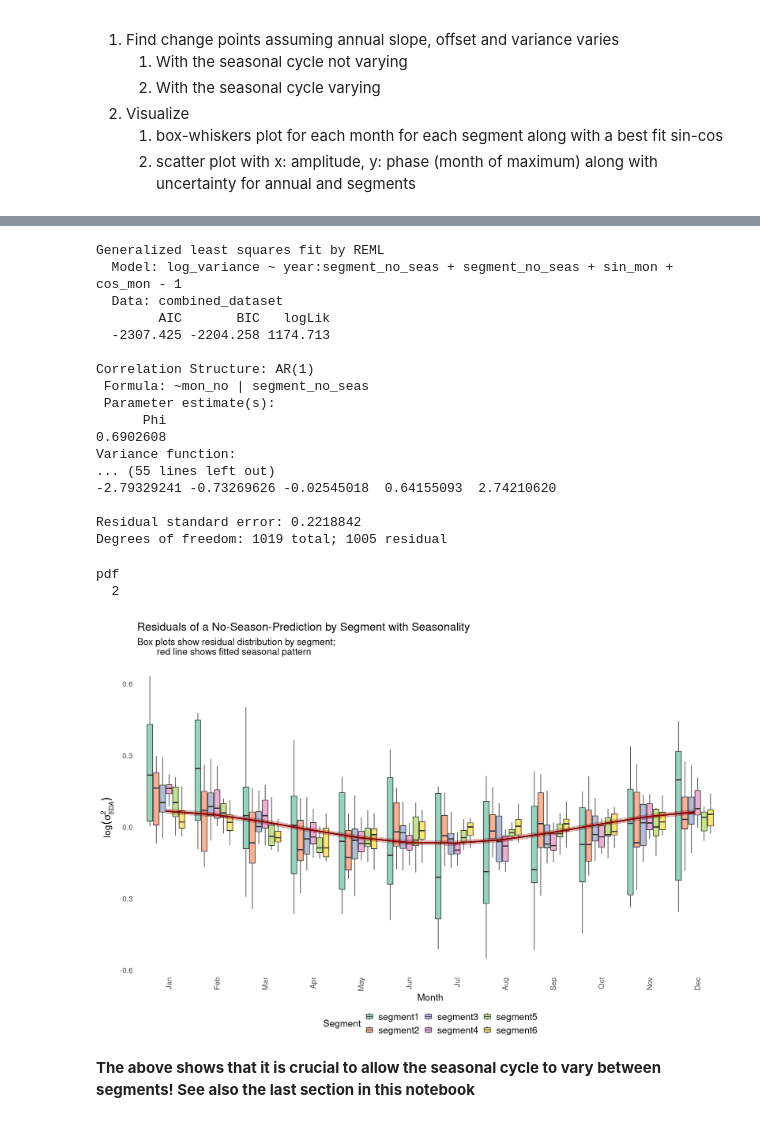
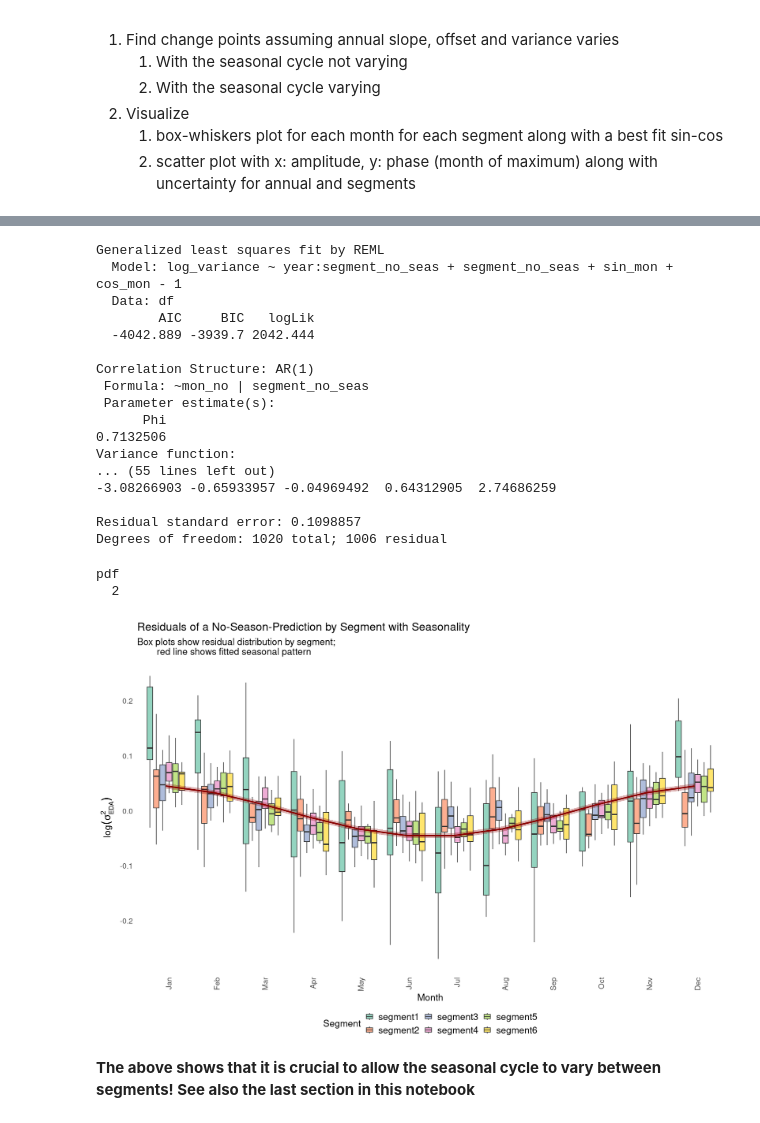
Before and after one commit to hschoeller/wp22a, a Jupyter notebook: notebooks/ChangePoints.ipynb, the cells around one changed output, grey strips where cells are left out. Drawn from its saved outputs; the diff is of its cells as text; code cells hidden in the pictures.

```diff
--- a/notebooks/ChangePoints.ipynb
+++ b/notebooks/ChangePoints.ipynb
@@ -240,18 +152,18 @@ ordered_cp_df <- function(bp_est_monthly, data) {
 # %%
 glob_ar_mod <- nlme::gls(
     log_variance ~ 1,
-    data        = combined_dataset,
+    data        = df,
     correlation = corAR1(form = ~mon_no)
 )
 
-filtered_df <- combined_dataset %>%
+filtered_df <- df %>%
     mutate(ar_filtered = residuals(glob_ar_mod))
 
 
 ar_fit_glob <- breakpoints(
     ar_filtered ~ year,
     data     = filtered_df,
-    h        = .15,
+    h        = .1,
     breaks   = NULL
 )
 par(bg = "white")
@@ -263,7 +175,7 @@ print(confint(ar_fit_glob,
     vcov. = vcovHC
 ))
 
-cp_df <- ordered_cp_df(ar_fit_glob, combined_dataset)
+cp_df <- ordered_cp_df(ar_fit_glob, df)
 cp_df
 # %% [output]
          Confidence intervals for breakpoints
@@ -295,12 +207,15 @@ A data.frame: 5 × 4
 # %%
-combined_dataset$segment_no_seas <- breakfactor(ar_fit_glob)
-
+df$segment_no_seas <- breakfactor(ar_fit_glob)
+df <- df %>%
+    group_by(segment_no_seas) %>%
+    mutate(mon_no = row_number()) %>%
+    ungroup()
 
 # Fit the segmented linear model with segment-specific predictors
 lmod_monthly_no_seas <- nlme::gls(
     log_variance ~ segment_no_seas +
         segment_no_seas:year - 1,
-    data = combined_dataset,
+    data = df,
     correlation = corAR1(form = ~ mon_no | segment_no_seas),
     weights = varIdent(form = ~ 1 | segment_no_seas)
 )
@@ -350,7 +262,7 @@ pdf
 seasonal_model <- nlme::gls(
     log_variance ~ year:segment_no_seas + segment_no_seas +
         sin_mon + cos_mon - 1,
-    data = combined_dataset,
+    data = df,
     correlation = corAR1(form = ~ mon_no | segment_no_seas),
     weights = varIdent(form = ~ 1 | segment_no_seas)
 )
@@ -359,37 +271,36 @@ summary(seasonal_model)
 # %% [output]
 Generalized least squares fit by REML
   Model: log_variance ~ year:segment_no_seas + segment_no_seas + sin_mon +      cos_mon - 1
-  Data: combined_dataset
-        AIC       BIC   logLik
-  -2307.425 -2204.258 1174.713
+  Data: df
+        AIC     BIC   logLik
+  -4042.889 -3939.7 2042.444
 
 Correlation Structure: AR(1)
  Formula: ~mon_no | segment_no_seas
  Parameter estimate(s):
       Phi
-0.6902608
+0.7132506
 Variance function:
 ... (55 lines left out)
--2.79329241 -0.73269626 -0.02545018  0.64155093  2.74210620
+-3.08266903 -0.65933957 -0.04969492  0.64312905  2.74686259
 
-Residual standard error: 0.2218842
-Degrees of freedom: 1019 total; 1005 residual
+Residual standard error: 0.1098857
+Degrees of freedom: 1020 total; 1006 residual
 # %%
-trend_only_df <- combined_dataset %>%
+trend_only_df <- df %>%
     mutate(
         sin_mon = 0,
         cos_mon = 0
     )
 
-# Now predict() this
-combined_dataset <- combined_dataset %>%
+df <- df %>%
     mutate(
         fitted_trend_only = predict(seasonal_model, newdata = trend_only_df)
     )
 
 # The “deseasonalized” response is
 #    y_i^(ds) = log_variance_i - fitted_trend_i
-combined_dataset <- combined_dataset %>%
+df <- df %>%
     mutate(
         y_seas = log_variance - fitted_trend_only
     )
@@ -402,7 +313,7 @@ beta_cos <- coefs_all["cos_mon"]
 V_all <- vcov(seasonal_model)
 V_seas <- V_all[c("sin_mon", "cos_mon"), c("sin_mon", "cos_mon")]
 
-df_resid <- nrow(combined_dataset) - length(coef(seasonal_model))
+df_resid <- nrow(df) - length(coef(seasonal_model))
 
 # ── 5) Build a 12‐row data.frame giving month = 1…12, sin_mon, cos_mon ─────────
 new_season <- tibble(
@@ -428,7 +339,7 @@ new_season <- tibble(
         upr = fit + qt(0.975, df = df_resid) * se
     )
 # %%
-p <- ggplot(combined_dataset, aes(x = factor(month), fill = segment_no_seas)) +
+p <- ggplot(df, aes(x = factor(month), fill = segment_no_seas)) +
     # Box plots for residuals by month and segment
     geom_boxplot(aes(y = y_seas),
         alpha = 0.7,
@@ -444,33 +355,33 @@ p <- ggplot(combined_dataset, aes(x = factor(month), fill = segment_no_seas)) +
         alpha = 0.3,
         fill = "darkred",
         inherit.aes = FALSE
     ) +
     # Add seasonal trend line
     geom_line(
         data = new_season,
         aes(x = month, y = fit, group = 1, fill = NULL),
         color = "darkred",
         size = 1.2,
         linetype = "solid",
         inherit.aes = FALSE
     ) +
     # Customize the plot
     scale_x_discrete(labels = month.abb) +
     labs(
         title = "Residuals of a No-Season-Prediction by Segment with Seasonality",
         subtitle = "Box plots show residual distribution by segment;
         red line shows fitted seasonal pattern",
         x = "Month",
         y = TeX("$\\log(\\sigma^{2}_{EDA})$")
     ) +
     THEME_PUB_LARGE
 
 # Display the plot
 print(p)
 save_plot(p, "MonthlyResSingleSeason.pdf", width = 9, height = 5)
 # %% [output]
 pdf
   2
-[figure, old version]
+[figure, new version]
 # %% [markdown]
 **The above shows that it is crucial to allow the seasonal cycle to vary between segments! See also the last section in this notebook**
```
Also changed, not shown: parts of 21 cells of this notebook, 4 other files.
